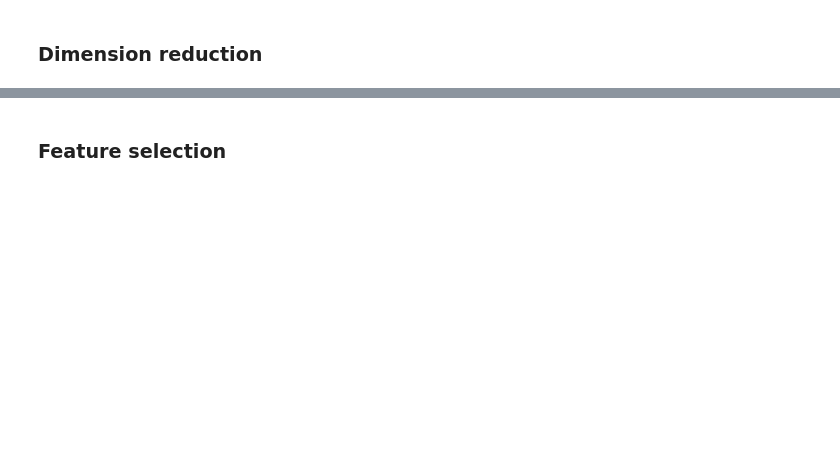
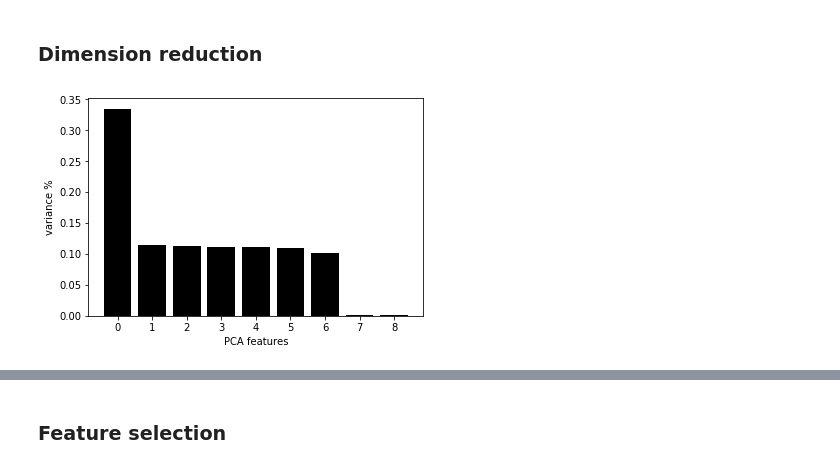
Before and after one commit to npqbuu/ML_Bootcamp_2019, a Jupyter notebook: W5_Airline-Arrivals-Project/Feature_engineering.ipynb, the cells around one changed output, grey strips where cells are left out. Drawn from its saved outputs; the diff is of its cells as text; code cells hidden in the pictures; blank space fills up the shorter version.

```diff
--- a/W5_Airline-Arrivals-Project/Feature_engineering.ipynb
+++ b/W5_Airline-Arrivals-Project/Feature_engineering.ipynb
@@ -2,0 +139,2 @@
+# %%
+df = df_backup.copy()
@@ -3,11 +180,17 @@
+# %%
+X_train_backup = X_train.copy()
+X_test_backup = X_test.copy()
 # %% [markdown]
 ### Dimension reduction
+# %%
+X_train = X_train_backup.copy()
+X_test = X_test_backup.copy()
 # %%
 #Standar Scaler
 
 from sklearn.preprocessing import StandardScaler
 
-numeric_features = ['Month', 'DayofMonth', 'DayOfWeek', 'CRSElapsedTime', 'AirTime', 'DepDelay', 'Distance', 'TaxiIn', 'TaxiOut', 'PotD']
+numeric_features = ['Month', 'DayofMonth', 'DayOfWeek', 'CRSElapsedTime', 'AirTime', 'Distance', 'TaxiIn', 'TaxiOut', 'PotD']
 X_train_numeric = X_train[numeric_features]
 X_test_numeric = X_test[numeric_features]
 
@@ -15,23 +198,25 @@ X_test_numeric = X_test[numeric_features]
 # Fit on training set only.
 scaler = StandardScaler().fit(X_train_numeric)
 
-
-
 # Apply transform to both the training set and the test set.
 X_train_numeric = scaler.transform(X_train_numeric)
 X_test_numeric = scaler.transform(X_test_numeric)
-
-#PCA
-from sklearn.decomposition import PCA
-
-# Fit on training set only.
-pca = PCA(n_components=1).fit(X_train_numeric)
-
-# Apply transform to both the training set and the test set.
-X_train.insert(0, 'PCA', pca.transform(X_train_numeric))
-X_test.insert(0, 'PCA', pca.transform(X_test_numeric))
-#X_train['PCA'] = pca.transform(X_train_numeric)
-#X_test['PCA'] = pca.transform(X_test_numeric)
-
-X_train.drop(numeric_features, axis = 1, inplace = True)
-X_test.drop(numeric_features, axis = 1, inplace= True)
+# %%
+#PCA
+from sklearn.decomposition import PCA
+
+# Create a PCA instance: pca
+pca = PCA(n_components=9)
+principalComponents = pca.fit_transform(X_train_numeric)
+
+# Plot the explained variances
+features = range(pca.n_components_)
+plt.bar(features, pca.explained_variance_ratio_, color='black')
+plt.xlabel('PCA features')
+plt.ylabel('variance %')
+plt.xticks(features)
+
+# Save components to a DataFrame
+PCA_components = pd.DataFrame(principalComponents)
+# %% [output]
+[figure, added]
```
Also changed, not shown: parts of 37 cells of this notebook.
